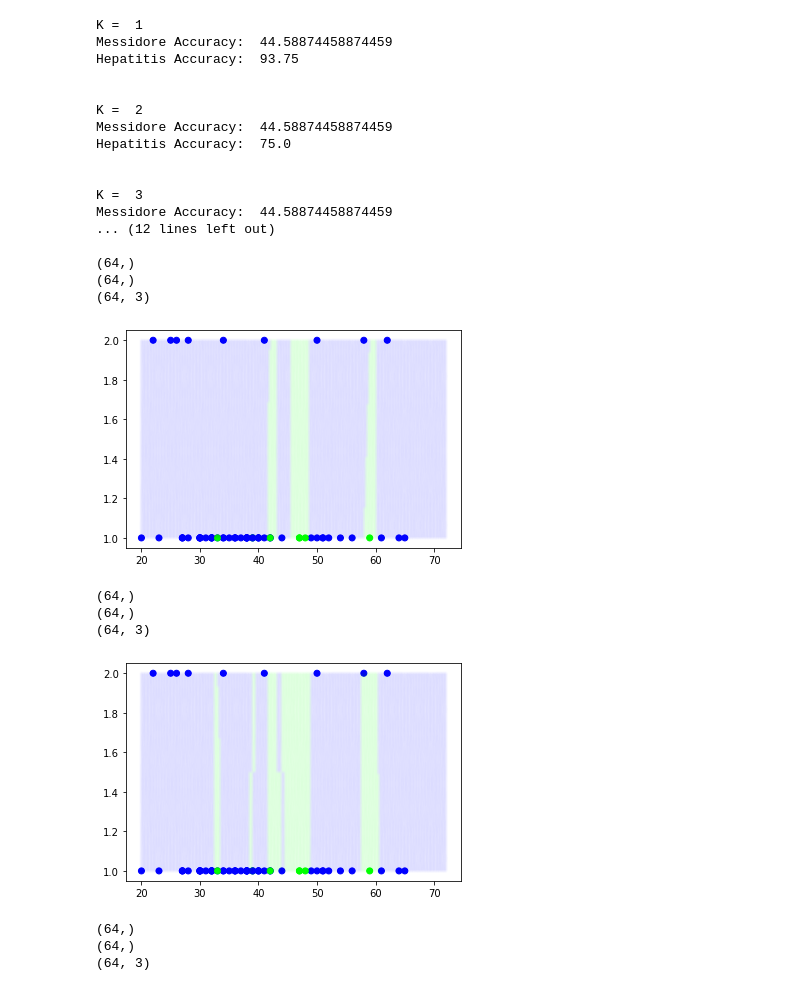
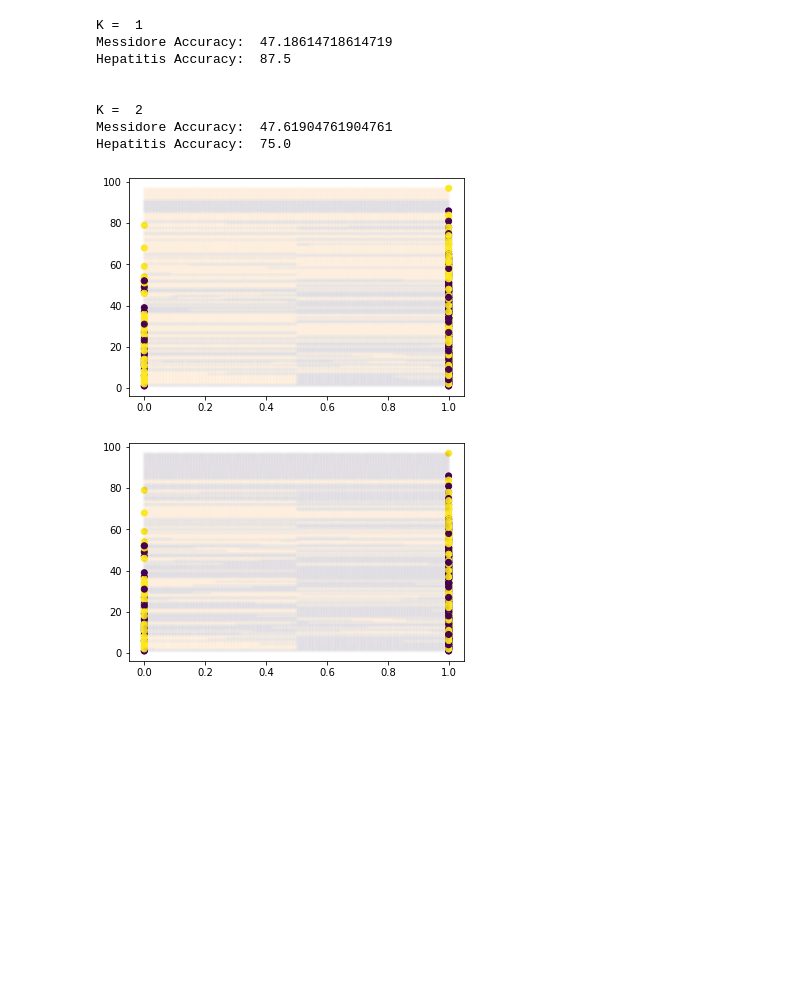
Before and after one commit to dbtronics/COMP551-Miniproject-1, a Jupyter notebook: miniproject1_main.ipynb, the cells around one changed output. Saved outputs shown, nothing was run; the diff lists cells and outputs as text; code cells hidden in the pictures; blank space fills up the shorter version.

```diff
--- a/miniproject1_main.ipynb
+++ b/miniproject1_main.ipynb
@@ -102,6 +106,7 @@ def decision_boundary(x, x_train, y_train):
         model = KNN(K=k)
 
         C = np.max(y_train) + 1
+        # C = 3
         y_train_prob = np.zeros((y_train.shape[0], C))
         y_train_prob[np.arange(y_train.shape[0]), y_train] = 1
 
@@ -110,11 +115,11 @@ def decision_boundary(x, x_train, y_train):
 
         y_pred_all = np.zeros_like(y_prob_all)
         y_pred_all[np.arange(x_all.shape[0]), np.argmax(y_prob_all, axis=-1)] = 1
-        print(x_train[:,0].shape)
-        print(x_train[:,1].shape)
-        print(y_train_prob.shape)
-        plt.scatter(x_train[:,0], x_train[:,1], c=y_train_prob, marker='o', alpha=1)
-        plt.scatter(x_all[:,0], x_all[:,1], c=y_pred_all, marker='.', alpha=0.01)
+        # print(np.argmax(y_train_prob, axis = 1)-1)
+        # print("\n")
+        # print(np.argmax(y_pred_all, axis = 1)-1)
+        plt.scatter(x_train[:,0], x_train[:,1], c=np.argmax(y_train_prob, axis = 1), marker='o', alpha=1)
+        plt.scatter(x_all[:,0], x_all[:,1], c=np.argmax(y_pred_all, axis = 1), marker='.', alpha=0.01)
         plt.show()
 # %%
 mess_data, hep_data = task1()
@@ -122,8 +127,12 @@ mess_data, hep_data = task1()
 mess_data = mess_data.astype(np.float64)
 hep_data = hep_data.astype(np.float64)
 
+# print(np.corrcoef(mess_data[:, [1, 6,7,8,9,10,11]])) # finding strong correlation between two features
+# print('\n')
+# print(np.corrcoef(hep_data[:, [1, 14,15,16,17,18]])) # finding strong correlation between two features
+
 # parameter adjustments
-k_range = 6
+k_range = 3
 train_portion = 8/10 # meaning 1/3 will be test portion
 num_features = 2
 
@@ -131,59 +140,48 @@ num_features = 2
 n_mess_train, n_hep_train = int(mess_data.shape[0] * train_portion), int(hep_data.shape[0] * train_portion)
 
 # train data set for messidore
-mess_x_train = mess_data[:n_mess_train, :num_features] # All columns except last one
+mess_x_train = mess_data[:n_mess_train, [1, 6]] # All columns except last one
 # mess_y_train = mess_data[:n_mess_train, -1].reshape(n_mess_train, 1) # only get last column i.e. class
 mess_y_train = mess_data[:n_mess_train, -1]
 mess_y_train = mess_y_train.astype(np.int32)
 # test data set for messidore
-mess_x_test = mess_data[n_mess_train:, :num_features]
+mess_x_test = mess_data[n_mess_train:, [1, 6]]
 # mess_y_test = mess_data[n_mess_train:, -1].reshape(mess_data.shape[0] - n_mess_train, 1)
 mess_y_test = mess_data[n_mess_train:, -1]
 mess_y_test = mess_y_test.astype(np.int32)
 
 #train data set for hepatitis
-hep_x_train = hep_data[:n_hep_train, 1:1+num_features]
+# hep_x_train = hep_data[:n_hep_train, 1:1+num_features]
+hep_x_train = hep_data[:n_hep_train, [17, 18]]
 # hep_y_train = hep_data[:n_hep_train, 0].reshape(n_hep_train, 1)
 hep_y_train = hep_data[:n_hep_train, 0]
 hep_y_train = hep_y_train.astype(np.int32)
 #test data set for hepatitis
-hep_x_test = hep_data[n_hep_train:, 1:1+num_features]
+# hep_x_test = hep_data[n_hep_train:, 1:1+num_features]
+hep_x_test = hep_data[n_hep_train:, [17, 18]]
 # hep_y_test = hep_data[n_hep_train:, 0].reshape(hep_data.shape[0] - n_hep_train, 1)
 hep_y_test = hep_data[n_hep_train:, 0]
 hep_y_test = hep_y_test.astype(np.int32)
 
 ## We have test and train for both
 ## Let's work from here
 for i in range(1, k_range):
   print("K = ", i)
   print("Messidore Accuracy: ", task2(i, 9, mess_x_train, mess_y_train, mess_x_test))
   print("Hepatitis Accuracy: ", task2(i, 9, hep_x_train, hep_y_train, hep_x_test))
   print("\n")
-
-decision_boundary(hep_data[:, 1:], hep_x_train, hep_y_train)
+# print(hep_x_train.shape)
+# print(hep_x_test.shape)
+# decision_boundary(hep_data[:, [17, 18]], hep_x_train, hep_y_train)
+decision_boundary(mess_data[:, [1, 6]], mess_x_train, mess_y_train)
 # %% [output]
 K =  1
-Messidore Accuracy:  44.58874458874459
-Hepatitis Accuracy:  93.75
+Messidore Accuracy:  47.18614718614719
+Hepatitis Accuracy:  87.5
 
 
 K =  2
-Messidore Accuracy:  44.58874458874459
+Messidore Accuracy:  47.61904761904761
 Hepatitis Accuracy:  75.0
-
-
-K =  3
-Messidore Accuracy:  44.58874458874459
-... (12 lines left out)
-
-(64,)
-(64,)
-(64, 3)
-[figure, old version]
+[figure, new version]
-(64,)
-(64,)
-(64, 3)
-[figure, old version]
+[figure, new version]
-(64,)
-(64,)
-(64, 3)
```
Also changed, not shown: parts of 2 cells of this notebook.
